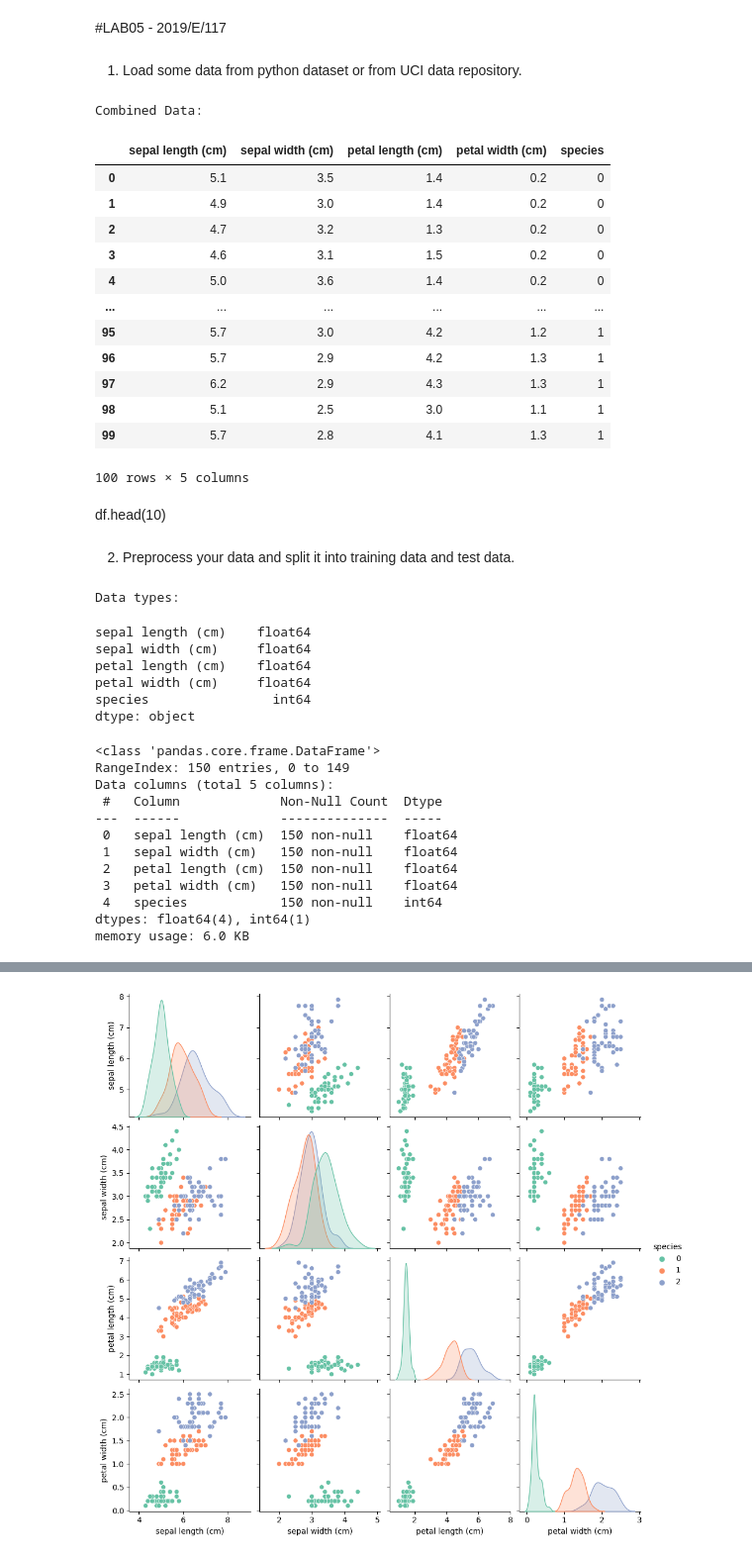
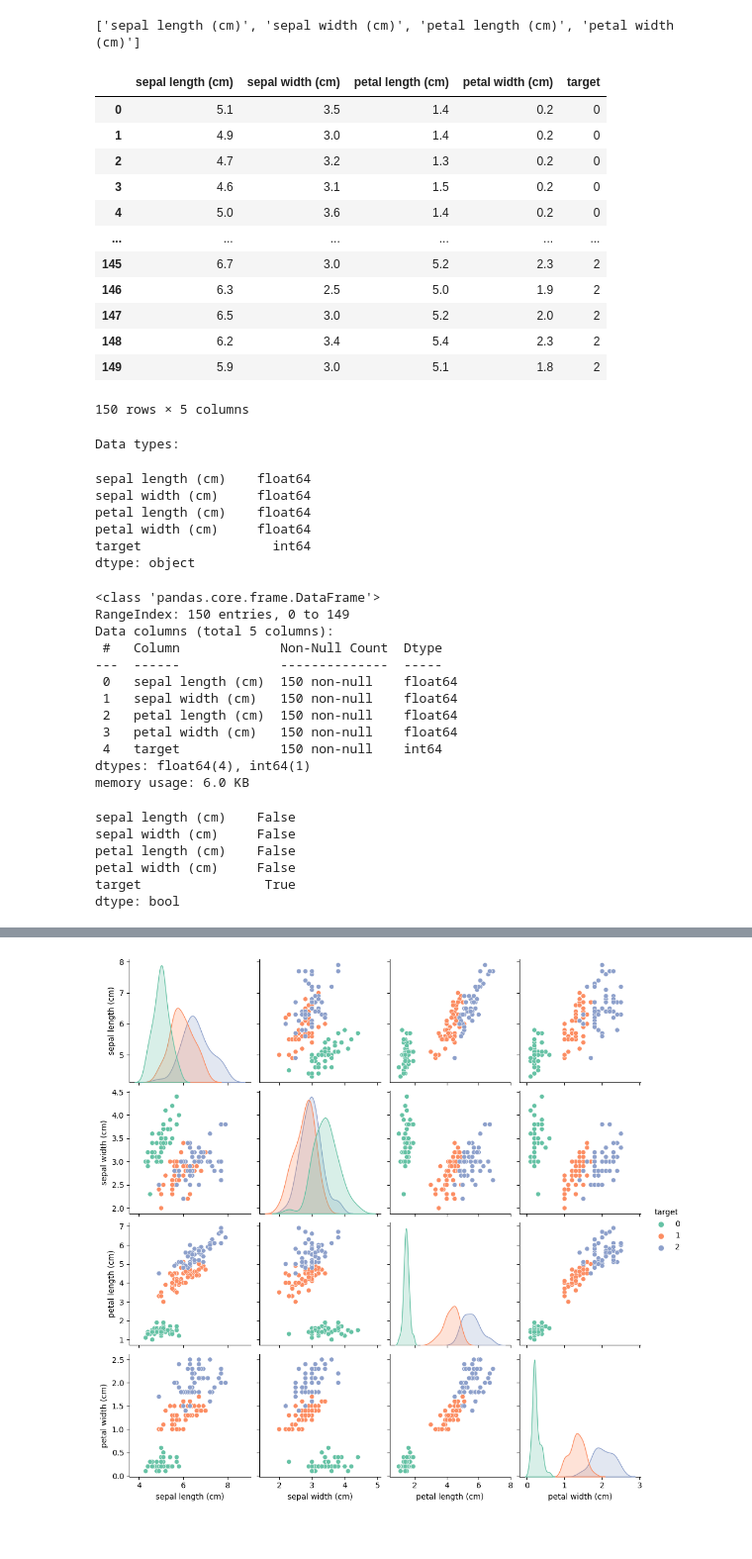
Before and after one commit to Ruvindya/Machine-Learning, a Jupyter notebook: Nearest_Neighbors_Algorithm.ipynb, the cells around one changed output, grey strips where cells are left out. Shown at 99% size. Drawn from its saved outputs; the diff is of its cells as text; code cells hidden in the pictures.

```diff
--- a/Nearest_Neighbors_Algorithm.ipynb
+++ b/Nearest_Neighbors_Algorithm.ipynb
@@ -1,9 +1,5 @@
 # %% [markdown]
 <a href="https://colab.research.google.com/github/Ruvindya/Machine-Learning/blob/main/Nearest_Neighbors_Algorithm.ipynb" target="_parent"><img src="https://colab.research.google.com/assets/colab-badge.svg" alt="Open In Colab"/></a>
-# %% [markdown]
-#LAB05  -   2019/E/117
-# %% [markdown]
-1. Load some data from python dataset or from UCI data repository.
 # %%
 from sklearn.datasets import load_iris
 import pandas as pd
@@ -21,30 +11,36 @@ iris_data = load_iris()
+# %%
+iris_data = load_iris()
+
+# Access the column names
+column_names = iris_data.feature_names
+
+# Print the column names
+print(column_names)
+# %% [output]
+['sepal length (cm)', 'sepal width (cm)', 'petal length (cm)', 'petal width (cm)']
 # %%
-df = pd.DataFrame(data=iris_data.data, columns=column_names[:-1])
+# Convert iris data into a DataFrame with column names
+df = pd.DataFrame(data=iris_data.data, columns=iris_data.feature_names)
 
-# Add the target data as a new column in the DataFrame
-df['species'] = iris_data.target
+# Add the target variable to the DataFrame
+df['target'] = iris_data.target
+
+# Display the DataFrame
+df
+# %% [output]
+|  | sepal length (cm) | sepal width (cm) | petal length (cm) | petal width (cm) | target |
+| 0 | 5.1 | 3.5 | 1.4 | 0.2 | 0 |
+| 1 | 4.9 | 3.0 | 1.4 | 0.2 | 0 |
+| 2 | 4.7 | 3.2 | 1.3 | 0.2 | 0 |
+| 3 | 4.6 | 3.1 | 1.5 | 0.2 | 0 |
+| 4 | 5.0 | 3.6 | 1.4 | 0.2 | 0 |
+| ... | ... | ... | ... | ... | ... |
+| 145 | 6.7 | 3.0 | 5.2 | 2.3 | 2 |
+| 146 | 6.3 | 2.5 | 5.0 | 1.9 | 2 |
+| 147 | 6.5 | 3.0 | 5.2 | 2.0 | 2 |
+| 148 | 6.2 | 3.4 | 5.4 | 2.3 | 2 |
+| 149 | 5.9 | 3.0 | 5.1 | 1.8 | 2 |
+150 rows × 5 columns
-# %%
-print("Combined Data:")
-df.head(100)
-# %% [output]
-Combined Data:
-|  | sepal length (cm) | sepal width (cm) | petal length (cm) | petal width (cm) | species |
-| 0 | 5.1 | 3.5 | 1.4 | 0.2 | 0 |
-| 1 | 4.9 | 3.0 | 1.4 | 0.2 | 0 |
-| 2 | 4.7 | 3.2 | 1.3 | 0.2 | 0 |
-| 3 | 4.6 | 3.1 | 1.5 | 0.2 | 0 |
-| 4 | 5.0 | 3.6 | 1.4 | 0.2 | 0 |
-| ... | ... | ... | ... | ... | ... |
-| 95 | 5.7 | 3.0 | 4.2 | 1.2 | 1 |
-| 96 | 5.7 | 2.9 | 4.2 | 1.3 | 1 |
-| 97 | 6.2 | 2.9 | 4.3 | 1.3 | 1 |
-| 98 | 5.1 | 2.5 | 3.0 | 1.1 | 1 |
-| 99 | 5.7 | 2.8 | 4.1 | 1.3 | 1 |
-100 rows × 5 columns
-# %% [markdown]
-df.head(10)
-# %% [markdown]
-2. Preprocess your data and split it into training data and test data.
 # %%
 print("Data types: ")
 df.dtypes
@@ -54,7 +50,7 @@ sepal length (cm)    float64
 sepal width (cm)     float64
 petal length (cm)    float64
 petal width (cm)     float64
-species                int64
+target                 int64
 dtype: object
 # %%
 df.info()
@@ -68,6 +64,19 @@ Data columns (total 5 columns):
  1   sepal width (cm)   150 non-null    float64
  2   petal length (cm)  150 non-null    float64
  3   petal width (cm)   150 non-null    float64
- 4   species            150 non-null    int64
+ 4   target             150 non-null    int64
 dtypes: float64(4), int64(1)
 memory usage: 6.0 KB
+# %%
+# Check for zero values are in columns
+zero_values = (df == 0).any()
+
+# Display the columns with zero values
+print(zero_values)
+# %% [output]
+sepal length (cm)    False
+sepal width (cm)     False
+petal length (cm)    False
+petal width (cm)     False
+target                True
+dtype: bool
```
Also changed, not shown: parts of 22 cells of this notebook.
